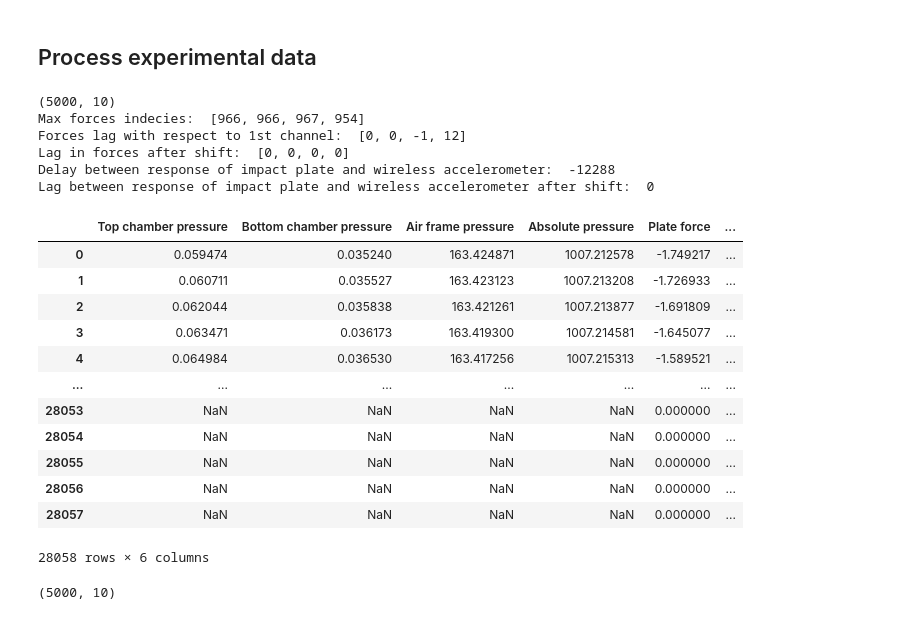
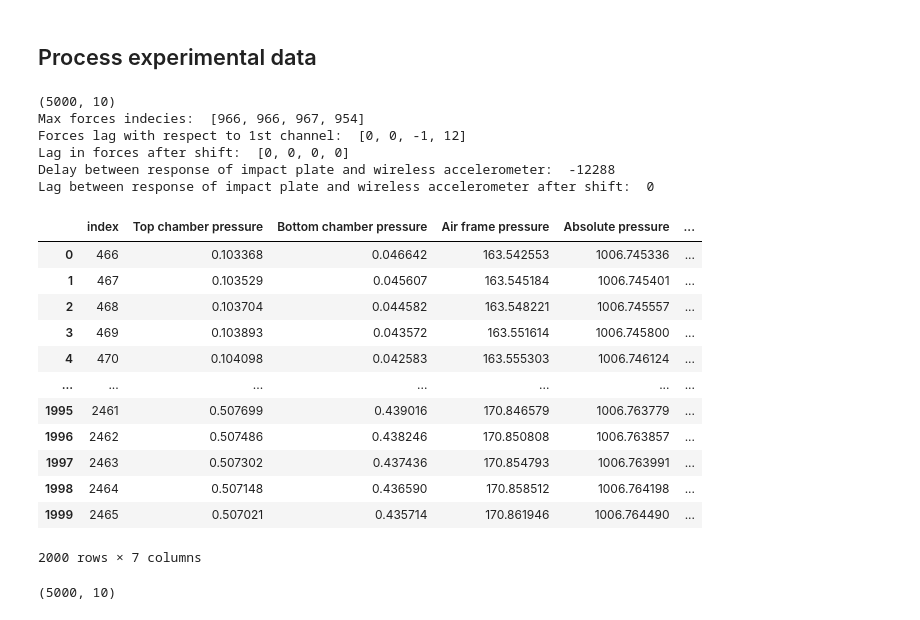
Before and after one commit to Diodak92/Adaptive-Air-Cushion, a Jupyter notebook: experimental_results_for_adaptive_air_caution.ipynb, the cells around one changed output. Saved outputs shown, nothing was run; the diff lists cells and outputs as text; code cells hidden in the pictures.

Commit message:
Added experimental data processing: data is trimed to required length

```diff
--- a/experimental_results_for_adaptive_air_caution.ipynb
+++ b/experimental_results_for_adaptive_air_caution.ipynb
@@ -249,6 +249,7 @@ plot_raw_data('h3500_m10_vc_1')
 # %% [markdown]
 ## Process experimental data
 # %%
+# proces and trim signals to required length
 def process_exp_dat(filename, req_sig_len = 2000):
 
     # load and filter data
@@ -297,51 +298,54 @@ def process_exp_dat(filename, req_sig_len = 2000):
         forces_lag.append(forces_max_val_index[0]-forces_max_val_index[i])
     print('Lag in forces after shift: ', forces_lag)
 
     # sum forces from all channels
     processed_data['Plate force'] = filtered_data.iloc[:, 4:8].sum(axis=1)
 
     # calculate magnitude of a three dimensional acceleration vector
     processed_data['ACCL'] = np.sqrt(np.sum(np.power(filtered_data.iloc[:, 8:], 2), axis=1))
 
+    # remove static offset from acceleration vector
+    g = 9.81 # true G value
+    accl_offset = processed_data['ACCL'][100:2100].mean() - g
+    processed_data['ACCL'] =  processed_data['ACCL'].subtract(accl_offset)
+
     # compute lag between force and acceleration
     plate_accl_lag = np.argmax(processed_data['Plate force']) - np.argmax(processed_data['ACCL'])
     print('Delay between response of impact plate and wireless accelerometer: ', plate_accl_lag)
 
     # remove lag for wireless accelerometer
     processed_data['ACCL'] = processed_data['ACCL'].shift(periods = plate_accl_lag, axis=0)
 
     # check if lag has been resolved
     plate_accl_lag = np.argmax(processed_data['Plate force']) - np.argmax(processed_data['ACCL'])
     print('Lag between response of impact plate and wireless accelerometer after shift: ', plate_accl_lag)
 
-    # remove static offset from acceleration vector
-    g = 9.81 # true G value
-    accl_offset = processed_data['ACCL'][100:2100].mean() - g
-    processed_data['ACCL'] =  processed_data['ACCL'].subtract(accl_offset)
+    force_peak_idx = np.argmax(processed_data['Plate force'])
+    processed_data = processed_data[:][force_peak_idx - (req_sig_len // 4) : force_peak_idx + 3*(req_sig_len // 4)]
 
-    return processed_data[:][req_sig_len//4 : ]
+    return processed_data.reset_index()
 
 process_exp_dat('h3500_m10_vc_1')
 # %% [output]
 (5000, 10)
 Max forces indecies:  [966, 966, 967, 954]
 Forces lag with respect to 1st channel:  [0, 0, -1, 12]
 Lag in forces after shift:  [0, 0, 0, 0]
 Delay between response of impact plate and wireless accelerometer:  -12288
 Lag between response of impact plate and wireless accelerometer after shift:  0
-|  | Top chamber pressure | Bottom chamber pressure | Air frame pressure | Absolute pressure | Plate force | ... |
-| 0 | 0.059474 | 0.035240 | 163.424871 | 1007.212578 | -1.749217 | ... |
-| 1 | 0.060711 | 0.035527 | 163.423123 | 1007.213208 | -1.726933 | ... |
-| 2 | 0.062044 | 0.035838 | 163.421261 | 1007.213877 | -1.691809 | ... |
-| 3 | 0.063471 | 0.036173 | 163.419300 | 1007.214581 | -1.645077 | ... |
-| 4 | 0.064984 | 0.036530 | 163.417256 | 1007.215313 | -1.589521 | ... |
+|  | index | Top chamber pressure | Bottom chamber pressure | Air frame pressure | Absolute pressure | ... |
+| 0 | 466 | 0.103368 | 0.046642 | 163.542553 | 1006.745336 | ... |
+| 1 | 467 | 0.103529 | 0.045607 | 163.545184 | 1006.745401 | ... |
+| 2 | 468 | 0.103704 | 0.044582 | 163.548221 | 1006.745557 | ... |
+| 3 | 469 | 0.103893 | 0.043572 | 163.551614 | 1006.745800 | ... |
+| 4 | 470 | 0.104098 | 0.042583 | 163.555303 | 1006.746124 | ... |
 | ... | ... | ... | ... | ... | ... | ... |
-| 28053 | NaN | NaN | NaN | NaN | 0.000000 | ... |
-| 28054 | NaN | NaN | NaN | NaN | 0.000000 | ... |
-| 28055 | NaN | NaN | NaN | NaN | 0.000000 | ... |
-| 28056 | NaN | NaN | NaN | NaN | 0.000000 | ... |
-| 28057 | NaN | NaN | NaN | NaN | 0.000000 | ... |
+| 1995 | 2461 | 0.507699 | 0.439016 | 170.846579 | 1006.763779 | ... |
+| 1996 | 2462 | 0.507486 | 0.438246 | 170.850808 | 1006.763857 | ... |
+| 1997 | 2463 | 0.507302 | 0.437436 | 170.854793 | 1006.763991 | ... |
+| 1998 | 2464 | 0.507148 | 0.436590 | 170.858512 | 1006.764198 | ... |
+| 1999 | 2465 | 0.507021 | 0.435714 | 170.861946 | 1006.764490 | ... |
-28058 rows × 6 columns
+2000 rows × 7 columns
 # %%
 data_range = 3000 # select number of samples to be processed
 
```
